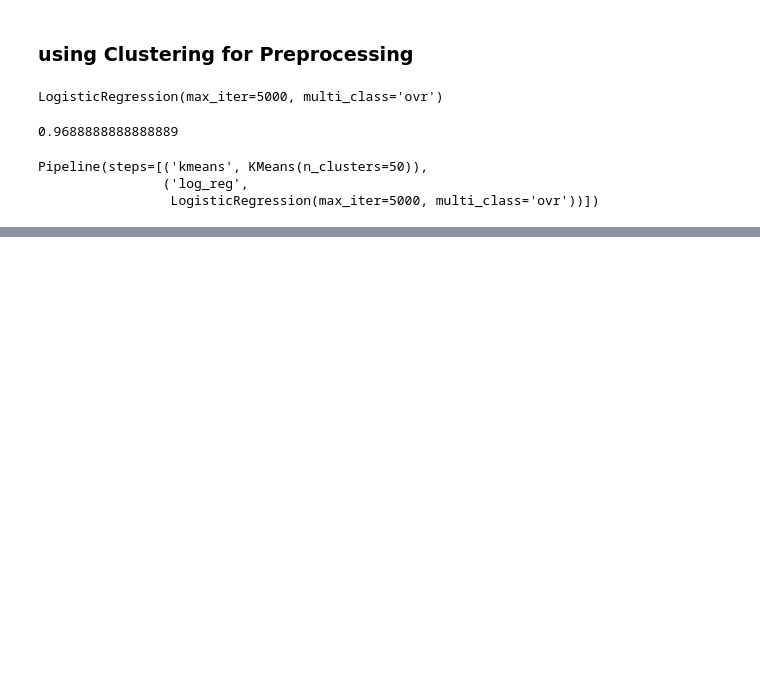
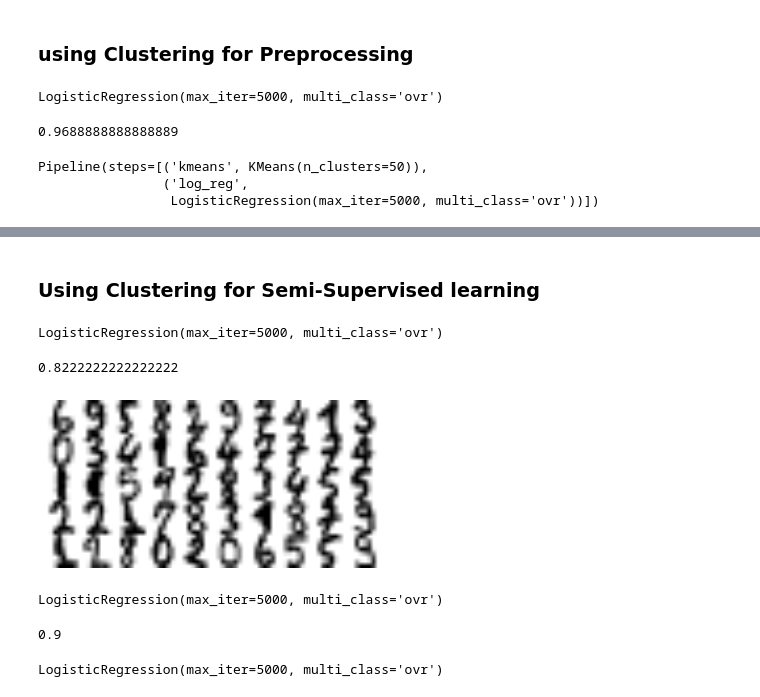
Before and after one commit to amiralimi/Hands-on-ML, a Jupyter notebook: Chapter9/unsupervised_learning.ipynb, the cells around one changed output, grey strips where cells are left out. Drawn from its saved outputs; the diff is of its cells as text; code cells hidden in the pictures; blank space fills up the shorter version.

```diff
--- a/Chapter9/unsupervised_learning.ipynb
+++ b/Chapter9/unsupervised_learning.ipynb
@@ -157,0 +170,22 @@ print(grid_clf.score(X_test, y_test))
+# %% [markdown]
+### Using Clustering for Semi-Supervised learning
+# %%
+n_labeled = 50
+log_reg = LogisticRegression(multi_class='ovr', solver='lbfgs', max_iter=5000)
+log_reg.fit(X_train[:n_labeled], y_train[:n_labeled])
+# %% [output]
+LogisticRegression(max_iter=5000, multi_class='ovr')
+# %%
+log_reg.score(X_test, y_test)
+# %% [output]
+0.8222222222222222
+# %%
+k = 50
+kmeans = KMeans(n_clusters=k)
+X_digits_dist = kmeans.fit_transform(X_train)
+representative_digits_idx = np.argmin(X_digits_dist, axis=0)
+X_representative_digits = X_train[representative_digits_idx]
+# %%
+plot_digits(X_representative_digits, size=8, interpolation="bilinear")
+# %% [output]
+[figure, added]
@@ -157,0 +194,9 @@ print(grid_clf.score(X_test, y_test))
+# %%
+log_reg = LogisticRegression(multi_class="ovr", solver="lbfgs", max_iter=5000)
+log_reg.fit(X_representative_digits, y_representative_digits)
+# %% [output]
+LogisticRegression(max_iter=5000, multi_class='ovr')
+# %%
+log_reg.score(X_test, y_test)
+# %% [output]
+0.9
@@ -157,0 +207,5 @@ print(grid_clf.score(X_test, y_test))
+# %%
+log_reg = LogisticRegression(multi_class="ovr", solver="lbfgs", max_iter=5000)
+log_reg.fit(X_train, y_train_propagated)
+# %% [output]
+LogisticRegression(max_iter=5000, multi_class='ovr')
```
Also changed, not shown: parts of 24 cells of this notebook, 1 other file.
